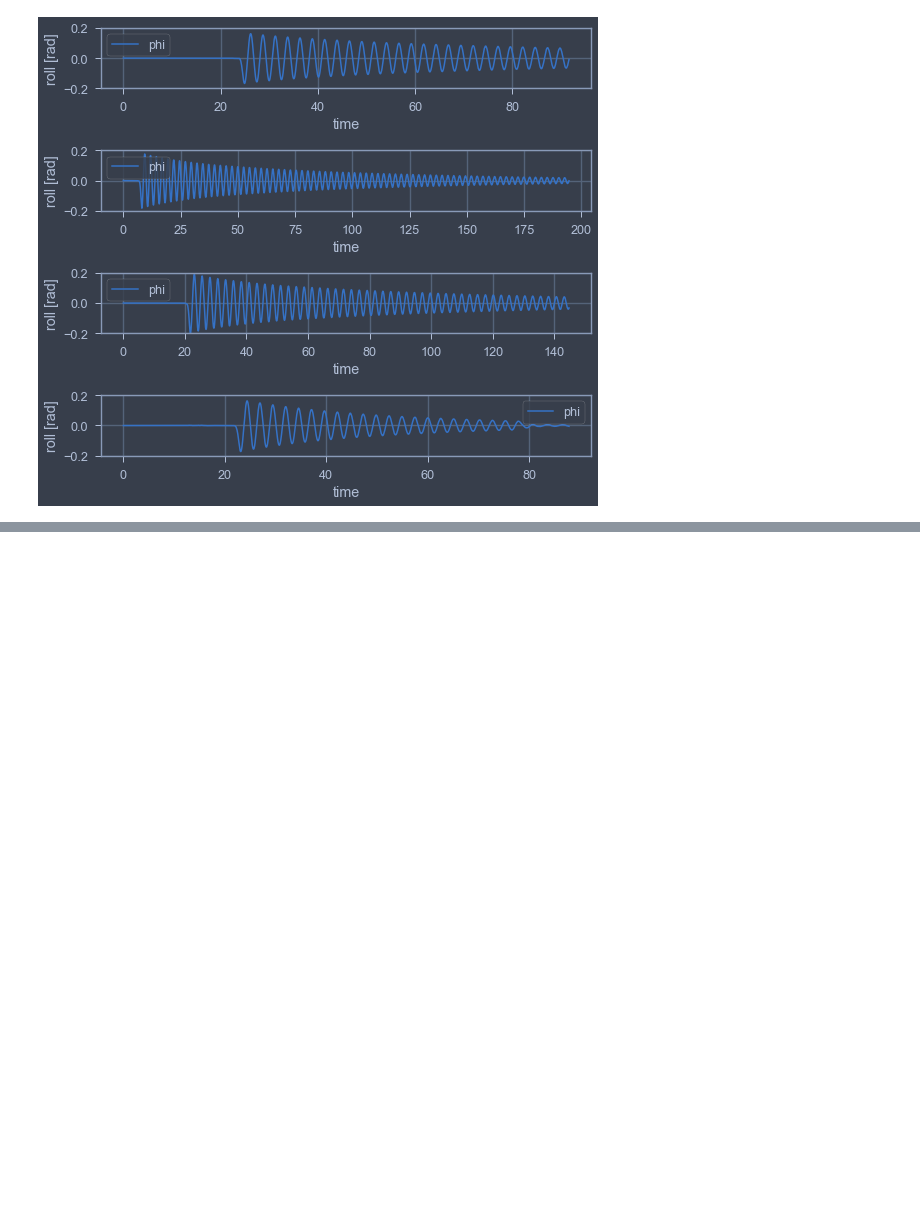
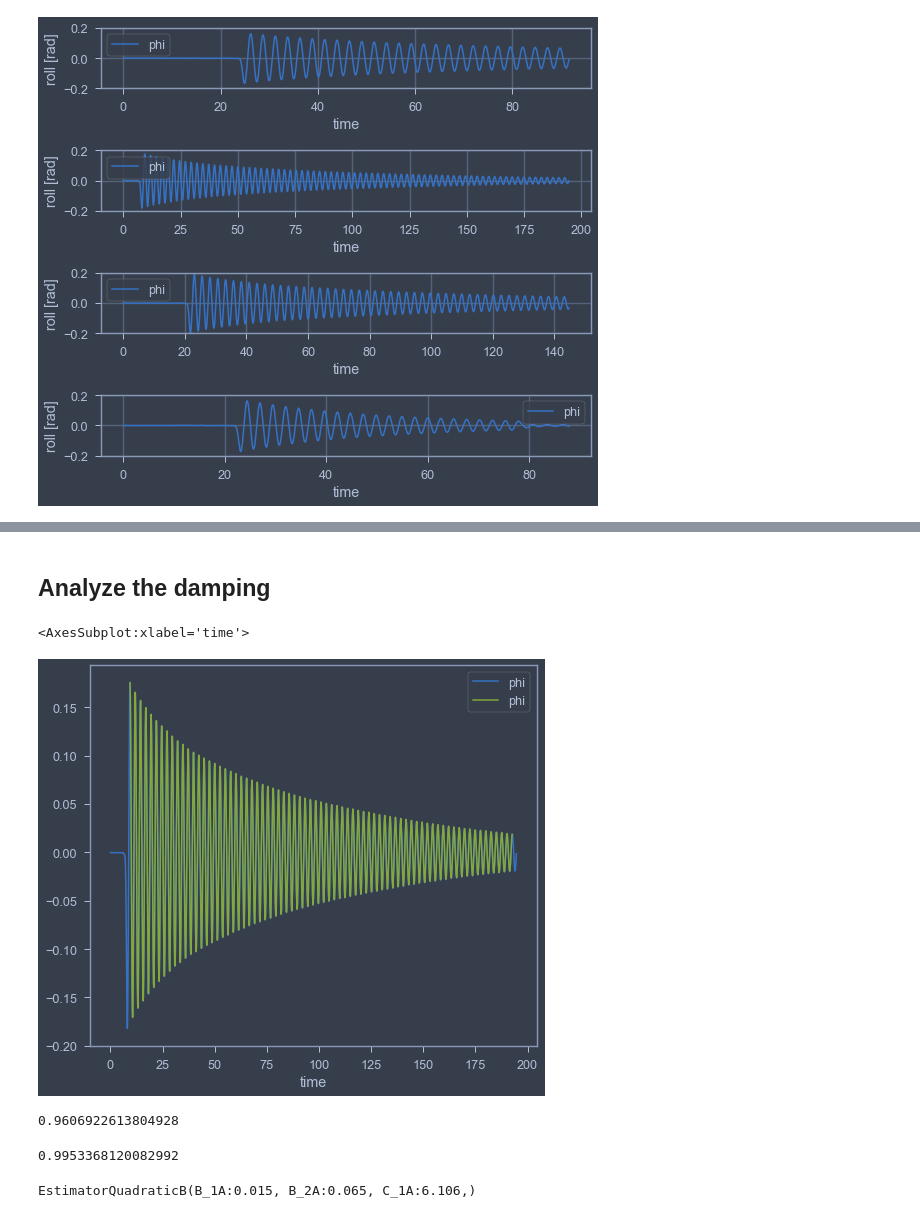
Before and after one commit to martinlarsalbert/Prediction-of-roll-motion-using-fully-nonlinear-potential-flow-and-Ikedas-method, a Jupyter notebook: notebooks/01.1_select_suitable_MDL_test.ipynb, the cells around one changed output, grey strips where cells are left out. Drawn from its saved outputs; the diff is of its cells as text; code cells hidden in the pictures; blank space fills up the shorter version.

```diff
--- a/notebooks/01.1_select_suitable_MDL_test.ipynb
+++ b/notebooks/01.1_select_suitable_MDL_test.ipynb
@@ -109,0 +126,47 @@ plt.tight_layout()
+# %% [markdown]
+## Analyze the damping
+# %%
+run = db.session.query(Run).get(21338)
+#run = db.session.query(Run).get(21340)
+
+run = database.load_run(run, save_as_example=False, prefer_hdf5=True)
+# %%
+lowpass_filter = LowpassFilterDerivatorTransformer(cutoff=1, minimum_score=0.9999)
+cutter = CutTransformer(phi_max=np.deg2rad(15), phi_min=np.deg2rad(1), phi1d_start_tolerance=0.015)
+offset_transformer = OffsetTransformer()
+# %%
+#steps = [
+##    ('filter',lowpass_filter),
+#    ('cutter', cutter),
+##    ('offset_transformer',offset_transformer),
+#]
+#
+#df = run.df.copy()
+#df['phi1d']=np.gradient(df['phi'],df.index)
+#df['phi2d']=np.gradient(df['phi1d'],df.index)
+#
+#
+#preprosessor = Pipeline(steps=steps)
+#preprosessor.fit(X=df[['phi']])
+#X = preprosessor.transform(df[['phi','phi1d','phi2d']])
+#X-=X['phi'].mean()
+
+steps = [
+    ('filter',lowpass_filter),
+    ('cutter', cutter),
+#    ('offset_transformer',offset_transformer),
+]
+
+df = run.df.copy()
+
+preprosessor = Pipeline(steps=steps)
+preprosessor.fit(X=df[['phi']])
+X = preprosessor.transform(df[['phi']])
+X-=X['phi'].mean()
+# %%
+fig,ax=plt.subplots()
+run.df.plot(y='phi', ax=ax)
+X.plot(y='phi', ax=ax)
+# %% [output]
+<AxesSubplot:xlabel='time'>
+[figure, added]
@@ -109,0 +175,15 @@ plt.tight_layout()
+# %%
+estimator_quadratic_b.fit(X=X)
+estimator_quadratic_b.score(X=X)
+# %% [output]
+0.9606922613804928
+# %%
+estimator_cubic = EstimatorCubic(fit_method='derivation', maxfev=1000, ftol=1e-15)
+estimator_cubic.fit(X=X)
+estimator_cubic.score(X=X)
+# %% [output]
+0.9953368120082992
+# %%
+estimator_quadratic_b
+# %% [output]
+EstimatorQuadraticB(B_1A:0.015, B_2A:0.065, C_1A:6.106,)
```
Also changed, not shown: parts of 21 cells of this notebook, 1 other file.
